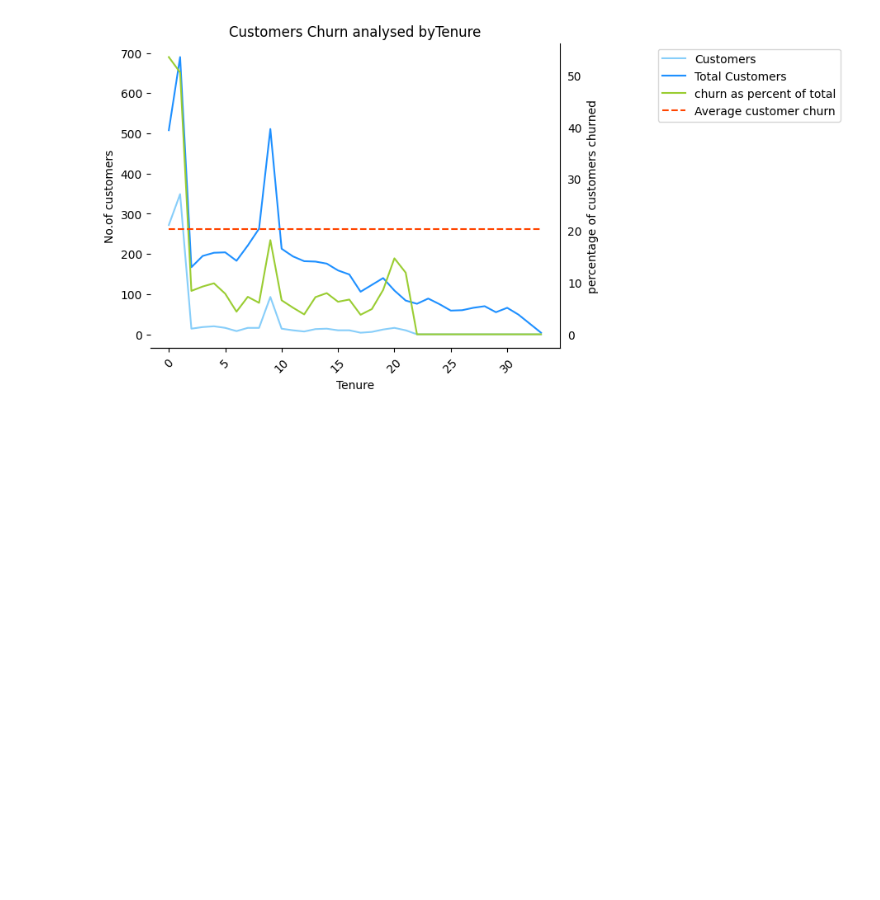
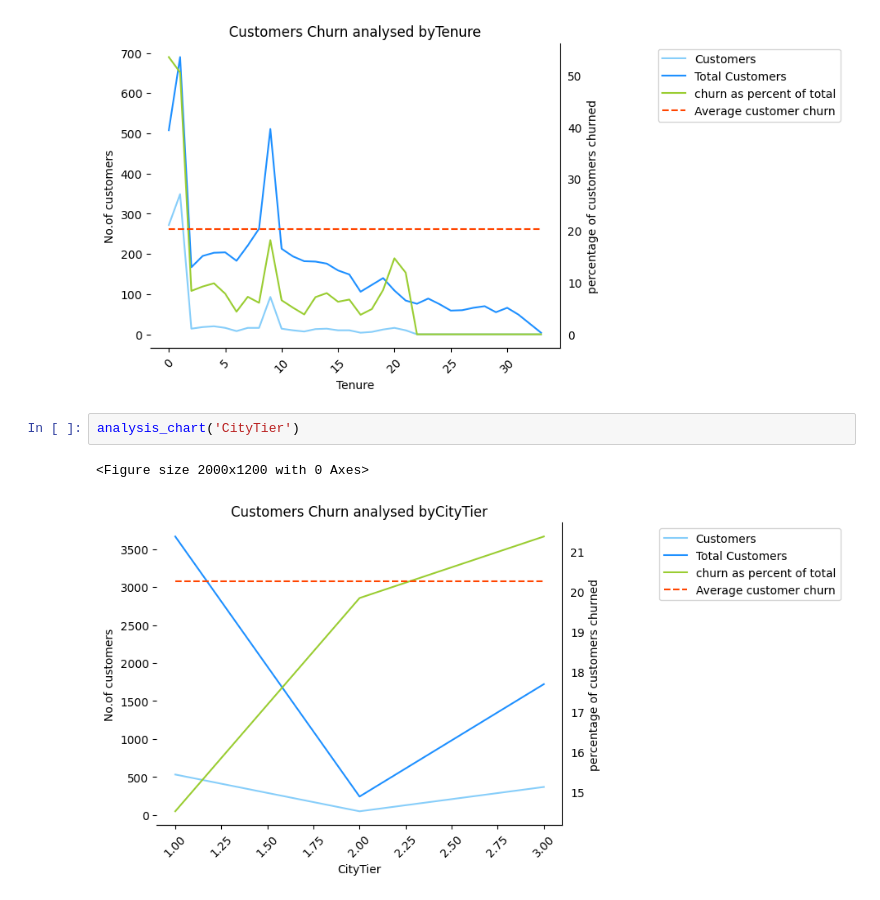
Before and after one commit to Suryasadasivam/e_commerce_customer_churn, a Jupyter notebook: Customer_chrun.ipynb, the cells around one changed output. Saved outputs shown, nothing was run; the diff lists cells and outputs as text; blank space fills up the shorter version.

```diff
--- a/Customer_chrun.ipynb
+++ b/Customer_chrun.ipynb
@@ -447,3 +447,8 @@ analysis_chart('Tenure')
 # %% [output]
 <Figure size 2000x1200 with 0 Axes>
 [figure]
+# %%
+analysis_chart('CityTier')
+# %% [output]
+<Figure size 2000x1200 with 0 Axes>
+[figure, added]
```
Also changed, not shown: parts of 1 cell of this notebook.
